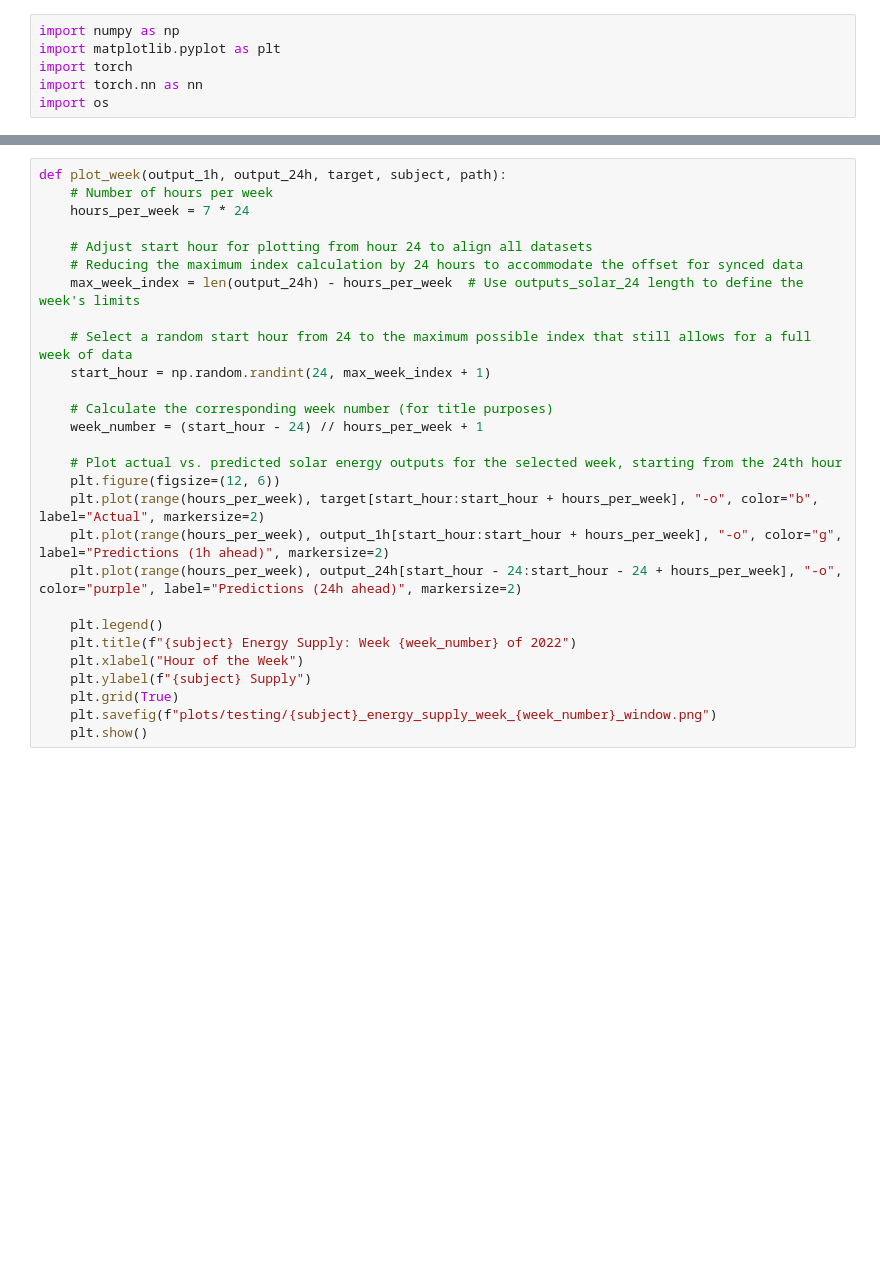
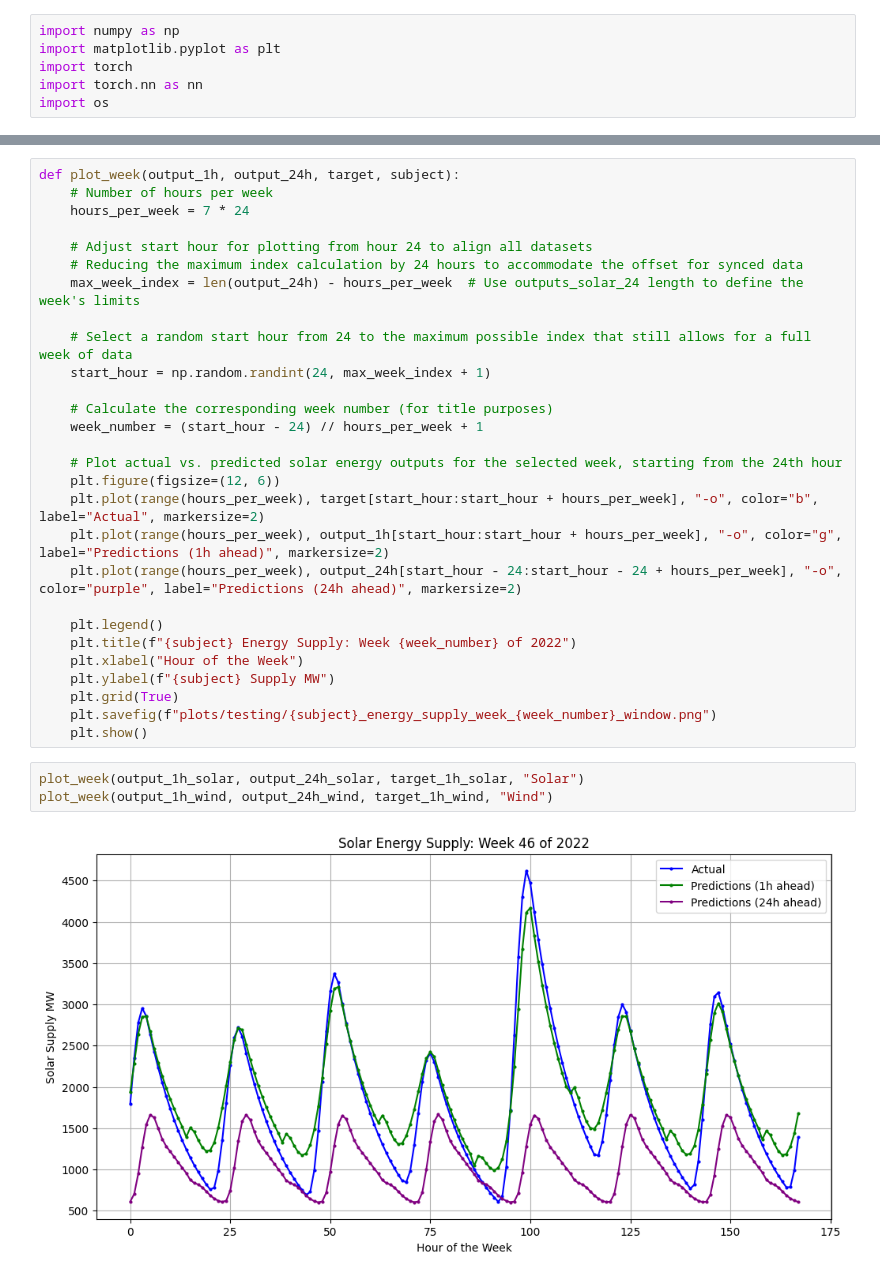
Before and after one commit to UBela/GRUeneEnergie, a Jupyter notebook: plotting.ipynb, the cells around one changed output, grey strips where cells are left out. Cells and saved outputs as stored; diff of their text form; blank space fills up the shorter version.

```diff
--- a/plotting.ipynb
+++ b/plotting.ipynb
@@ -38,5 +90,5 @@ def plot_day(output_1h, output_24h, target, subject):
 # %%
-def plot_week(output_1h, output_24h, target, subject, path):
+def plot_week(output_1h, output_24h, target, subject):
     # Number of hours per week
     hours_per_week = 7 * 24
 
@@ -59,7 +111,12 @@ def plot_week(output_1h, output_24h, target, subject, path):
     plt.legend()
     plt.title(f"{subject} Energy Supply: Week {week_number} of 2022")
     plt.xlabel("Hour of the Week")
-    plt.ylabel(f"{subject} Supply")
+    plt.ylabel(f"{subject} Supply MW")
     plt.grid(True)
     plt.savefig(f"plots/testing/{subject}_energy_supply_week_{week_number}_window.png")
     plt.show()
+# %%
+plot_week(output_1h_solar, output_24h_solar, target_1h_solar, "Solar")
+plot_week(output_1h_wind, output_24h_wind, target_1h_wind, "Wind")
+# %% [output]
+[figure, added]
```
Also changed, not shown: parts of 10 cells of this notebook.
